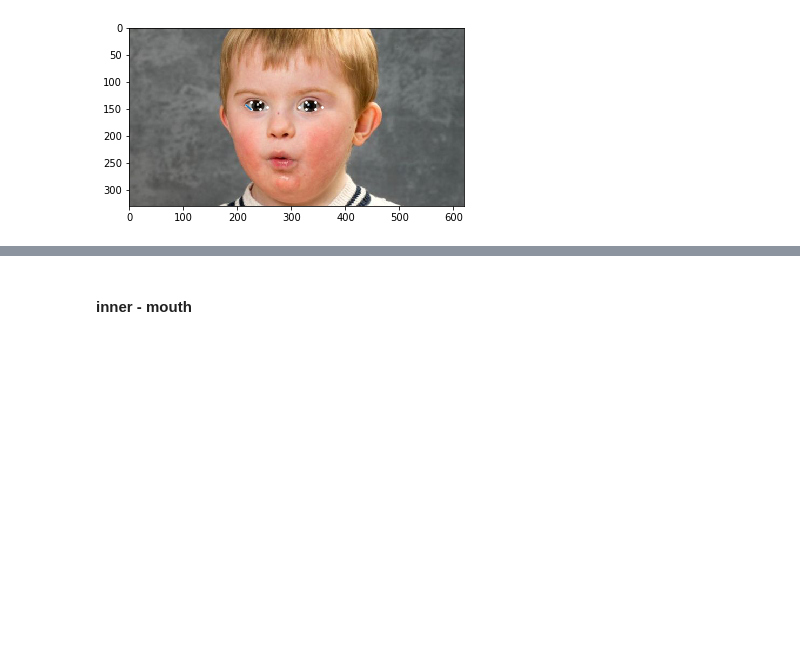
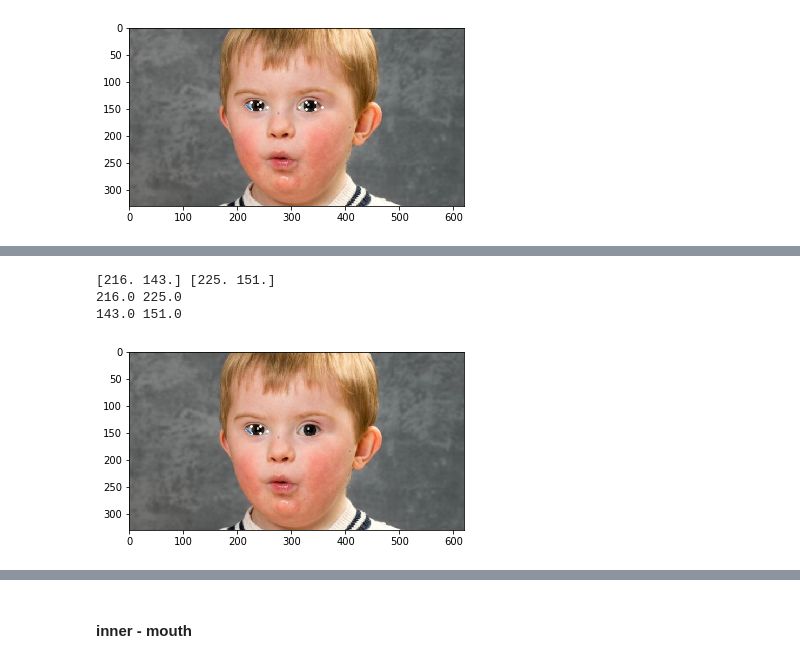
Before and after one commit to devipramita/TA2019_Maharani_13516142, a Jupyter notebook: FeaturesExtraction.ipynb, the cells around one changed output, grey strips where cells are left out. Saved outputs shown, nothing was run; the diff lists cells and outputs as text; code cells hidden in the pictures; blank space fills up the shorter version.

```diff
--- a/FeaturesExtraction.ipynb
+++ b/FeaturesExtraction.ipynb
@@ -482,3 +490,8 @@ draw_specific_output(input_2d_down, preds_2d_down_inner_eyes)
 216.0 225.0
 143.0 151.0
 [figure]
+# %%
+preds_2d_down_inner_eyes_left = preds_2d_down_inner_eyes[:6]
+preds_2d_down_inner_eyes_right = preds_2d_down_inner_eyes[6:]
+print(len(preds_2d_down_inner_eyes_left))
+print(len(preds_2d_down_inner_eyes_right))
@@ -484,0 +519,7 @@ draw_specific_output(input_2d_down, preds_2d_down_inner_eyes)
+# %%
+draw_specific_output(input_2d_down, preds_2d_down_inner_eyes_left)
+# %% [output]
+[216. 143.] [225. 151.]
+216.0 225.0
+143.0 151.0
+[figure, added]
```
Also changed, not shown: parts of 29 cells of this notebook, 1 other file.
